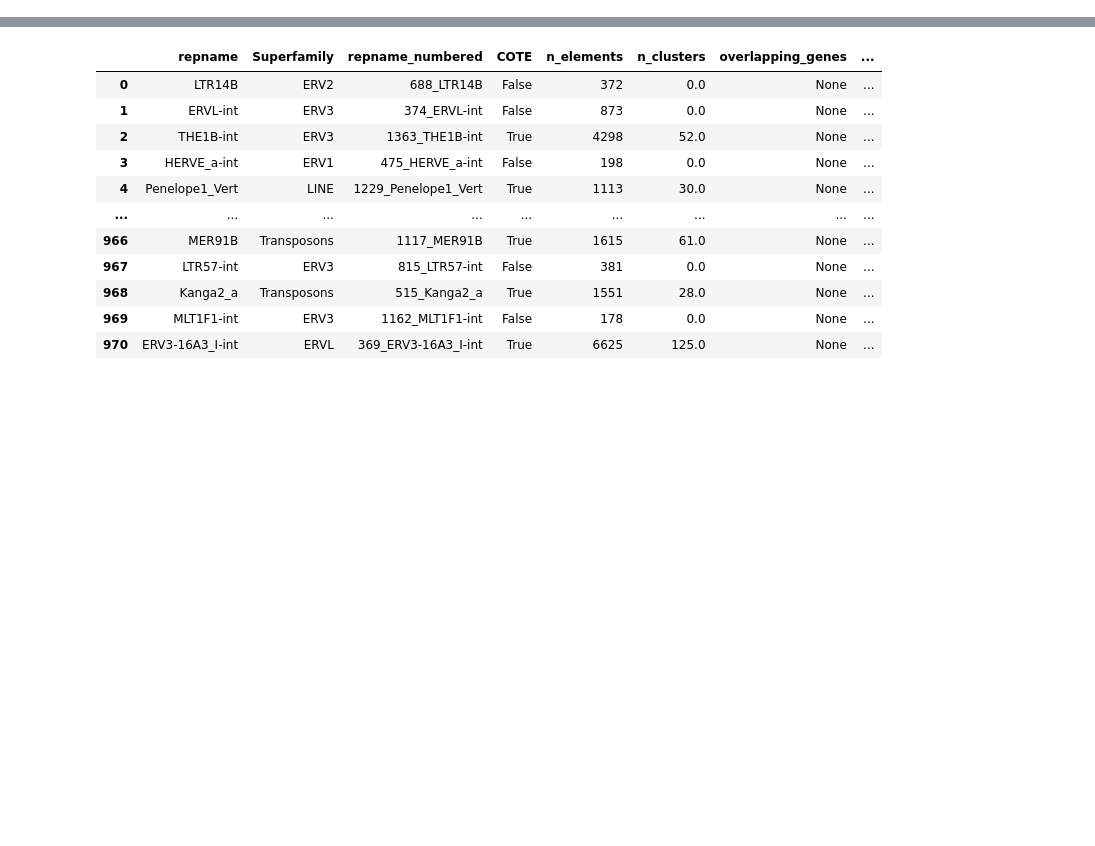
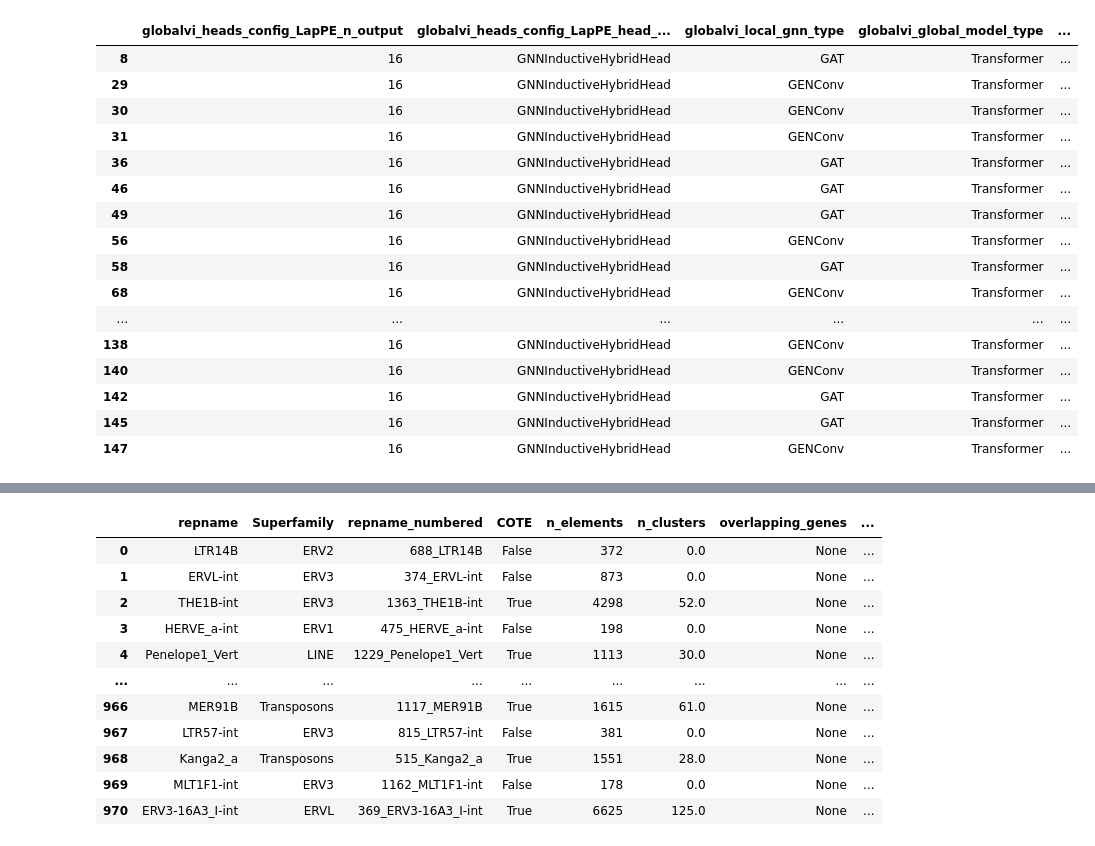
Before and after one commit to mossishahi/Intdata-notebooks, a Jupyter notebook: TEsEDA.ipynb, the cells around one changed output, grey strips where cells are left out. Cells and saved outputs as stored; diff of their text form; code cells hidden in the pictures; blank space fills up the shorter version.

```diff
--- a/TEsEDA.ipynb
+++ b/TEsEDA.ipynb
@@ -0,0 +115,20 @@
+# %%
+df[(df['globalvi_plan_kwargs_pe_slope']=='ascending')&(df['globalvi_plan_kwargs_max_pe_weight']==1e06)].iloc[:, 10:30]
+# %% [output]
+|  | globalvi_heads_config_LapPE_n_output | globalvi_heads_config_LapPE_head_... | globalvi_local_gnn_type | globalvi_global_model_type | ... |
+| 8 | 16 | GNNInductiveHybridHead | GAT | Transformer | ... |
+| 29 | 16 | GNNInductiveHybridHead | GENConv | Transformer | ... |
+| 30 | 16 | GNNInductiveHybridHead | GENConv | Transformer | ... |
+| 31 | 16 | GNNInductiveHybridHead | GENConv | Transformer | ... |
+| 36 | 16 | GNNInductiveHybridHead | GAT | Transformer | ... |
+| 46 | 16 | GNNInductiveHybridHead | GAT | Transformer | ... |
+| 49 | 16 | GNNInductiveHybridHead | GAT | Transformer | ... |
+| 56 | 16 | GNNInductiveHybridHead | GENConv | Transformer | ... |
+| 58 | 16 | GNNInductiveHybridHead | GAT | Transformer | ... |
+| 68 | 16 | GNNInductiveHybridHead | GENConv | Transformer | ... |
+| ... | ... | ... | ... | ... | ... |
+| 138 | 16 | GNNInductiveHybridHead | GENConv | Transformer | ... |
+| 140 | 16 | GNNInductiveHybridHead | GENConv | Transformer | ... |
+| 142 | 16 | GNNInductiveHybridHead | GAT | Transformer | ... |
+| 145 | 16 | GNNInductiveHybridHead | GAT | Transformer | ... |
+| 147 | 16 | GNNInductiveHybridHead | GENConv | Transformer | ... |
```
Also changed, not shown: parts of 8 cells of this notebook, 37 other files.
